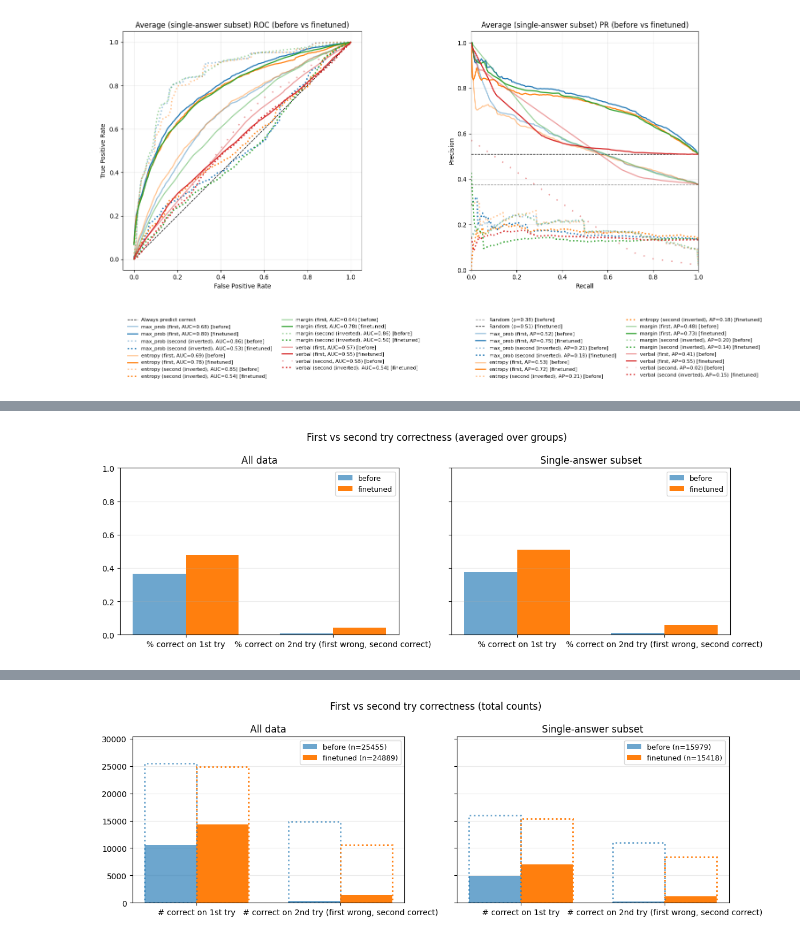
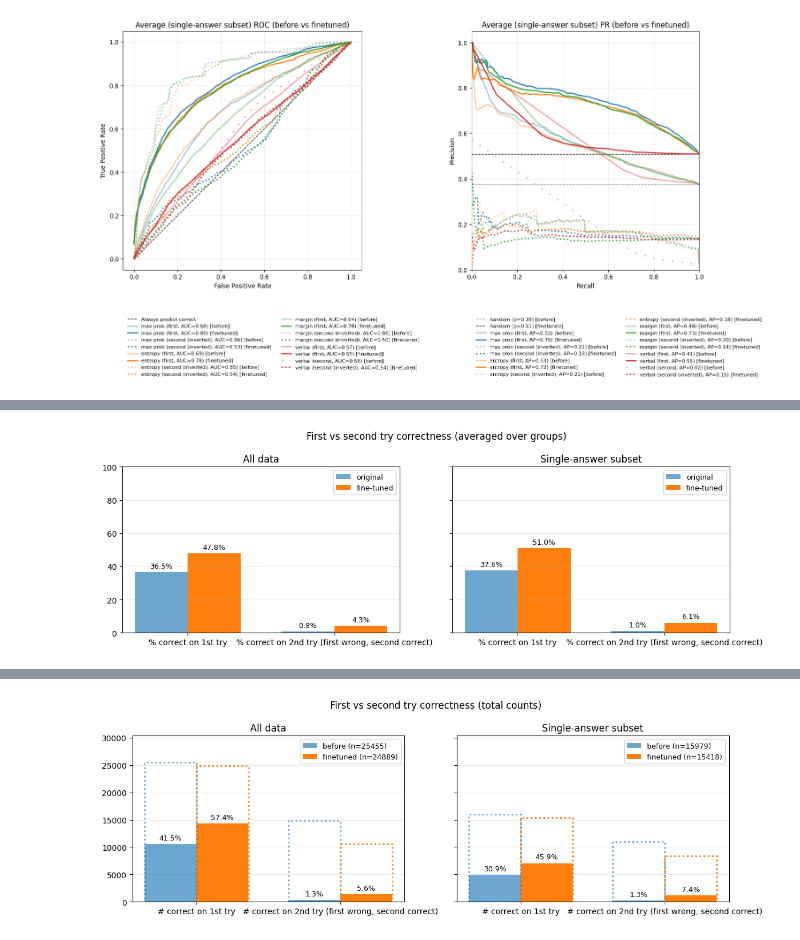
Before and after one commit to oskarpau/tf_project, a Jupyter notebook: src/analysis_finetuned_3epochs.ipynb, the cells around one changed output, grey strips where cells are left out. Drawn from its saved outputs; the diff is of its cells as text; code cells hidden in the pictures.

Commit message:
made some diagrams

```diff
--- a/src/analysis_finetuned_3epochs.ipynb
+++ b/src/analysis_finetuned_3epochs.ipynb
@@ -18,7 +18,7 @@ def find_repo_root() -> Path:
 
 ROOT = find_repo_root()
 BEFORE_CSV = ROOT / "hpc/before_finetuning_results_full.csv"
-FINETUNED_CSV = ROOT / "hpc/finetuned_results.csv"
+FINETUNED_CSV = ROOT / "hpc/finetuned_results_3epochs.csv"
 
 before_df_raw = pd.read_csv(BEFORE_CSV, sep=";")
 finetuned_df_raw = pd.read_csv(FINETUNED_CSV, sep=";")
@@ -463,8 +565,8 @@ def plot_first_vs_second_rates_compare(
     finetuned_all: pd.DataFrame,
     finetuned_single: pd.DataFrame,
     *,
-    before_label: str = "before",
-    finetuned_label: str = "finetuned",
+    before_label: str = "original",
+    finetuned_label: str = "fine-tuned",
 ) -> None:
     fig, axes = plt.subplots(1, 2, figsize=(12, 4), sharey=True)
     for ax, (title, b_frame, f_frame) in zip(
@@ -474,20 +576,26 @@ def plot_first_vs_second_rates_compare(
             ("Single-answer subset", before_single, finetuned_single),
         ],
     ):
-        b = rates_by_group(b_frame)[["first_rate", "second_rate"]].mean()
-        f = rates_by_group(f_frame)[["first_rate", "second_rate"]].mean()
+        # Multiply by 100 to convert to percentage (0-100 range)
+        b = rates_by_group(b_frame)[["first_rate", "second_rate"]].mean() * 100
+        f = rates_by_group(f_frame)[["first_rate", "second_rate"]].mean() * 100
 
         x = np.arange(2)
         w = 0.36
-        ax.bar(x - w / 2, [b["first_rate"], b["second_rate"]], width=w, label=before_label, alpha=0.65)
-        ax.bar(x + w / 2, [f["first_rate"], f["second_rate"]], width=w, label=finetuned_label, alpha=1.0)
+        rects_b = ax.bar(x - w / 2, [b["first_rate"], b["second_rate"]], width=w, label=before_label, alpha=0.65)
+        rects_f = ax.bar(x + w / 2, [f["first_rate"], f["second_rate"]], width=w, label=finetuned_label, alpha=1.0)
+
+        # Use {:.1f}% because values are already 0-100
+        ax.bar_label(rects_b, fmt='{:.1f}%', padding=3, fontsize=9)
+        ax.bar_label(rects_f, fmt='{:.1f}%', padding=3, fontsize=9)
+
         ax.set_xticks(x)
         ax.set_xticklabels([
             "% correct on 1st try",
             "% correct on 2nd try (first wrong, second correct)",
         ])
         ax.set_title(title)
-        ax.set_ylim(0, 1)
+        ax.set_ylim(0, 100)
         ax.grid(True, axis="y", alpha=0.25)
         ax.legend(fontsize=9)
     fig.suptitle("First vs second try correctness (averaged over groups)")
@@ -497,34 +605,34 @@ def plot_first_vs_second_rates_compare(
 
 plot_first_vs_second_rates_compare(before_df, before_single, finetuned_df, finetuned_single)
 
 
 # Per-group comparison table (before vs finetuned)
 before_group_all = rates_by_group(before_df).rename(
     columns={
         "first_rate": "first_rate_before",
         "second_rate": "second_rate_before",
         "n": "n_before",
     }
 )
 finetuned_group_all = rates_by_group(finetuned_df).rename(
     columns={
         "first_rate": "first_rate_finetuned",
         "second_rate": "second_rate_finetuned",
         "n": "n_finetuned",
     }
 )
 
 group_cmp_all = before_group_all.merge(
     finetuned_group_all,
     on=["dataset", "categorie", "subcategorie"],
     how="outer",
 )
 group_cmp_all["first_rate_delta"] = group_cmp_all["first_rate_finetuned"] - group_cmp_all["first_rate_before"]
 group_cmp_all["second_rate_delta"] = group_cmp_all["second_rate_finetuned"] - group_cmp_all["second_rate_before"]
 
 group_cmp_all.sort_values(["dataset", "categorie", "subcategorie"]).head(20)
 # %% [output]
-[figure, old version]
+[figure, new version]
 |  | dataset | categorie | subcategorie | n_before | first_rate_before | second_rate_before | n_finetuned | ... |
 | 0 | gsm8k_test | math | NA | 1319 | 0.166035 | 0.007582 | 1238 | ... |
 | 1 | gsm8k_train | math | NA | 7473 | 0.174093 | 0.015523 | 7073 | ... |
@@ -613,6 +721,17 @@ def plot_first_vs_second_counts_compare(
             zorder=3,
         )
 
+        # Add values (percentages of total)
+        for bars, d in [(before_bars, b), (finetuned_bars, f)]:
+            n = d["n"]
+            if n > 0:
+                labels = [
+                    f"{d['first_correct']/n:.1%}",
+                    f"{d['second_gain']/n:.1%}"
+                ]
+                ax.bar_label(bars, labels=labels, padding=3, fontsize=9)
+
+
         ax.set_xticks(x)
         ax.set_xticklabels([
             "# correct on 1st try",
@@ -632,4 +751,4 @@ def plot_first_vs_second_counts_compare(
 
 plot_first_vs_second_counts_compare(before_df, before_single, finetuned_df, finetuned_single)
 # %% [output]
-[figure, old version]
+[figure, new version]
```
Also changed, not shown: parts of 16 cells of this notebook, 7 other files.
